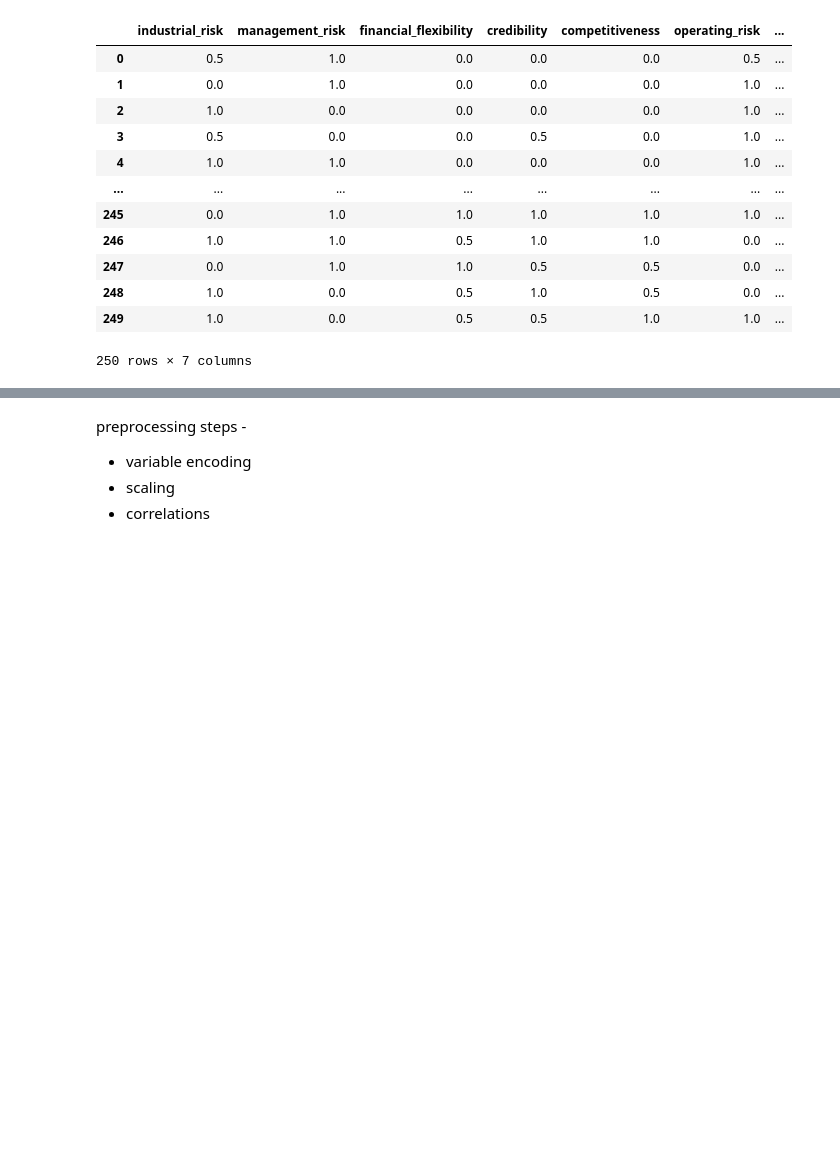
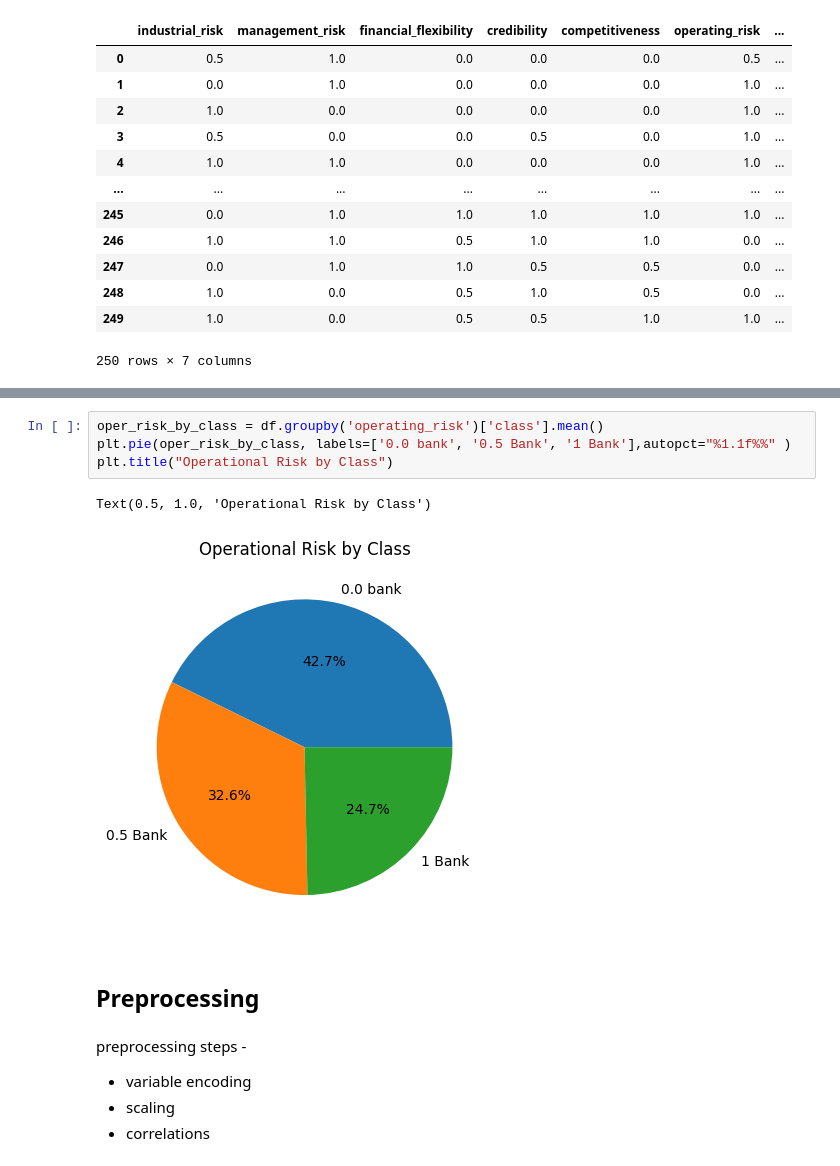
Before and after one commit to chaudharijay/Bankcruptcy-Prediction-using-ML, a Jupyter notebook: model.ipynb, the cells around one changed output, grey strips where cells are left out. Drawn from its saved outputs; the diff is of its cells as text; blank space fills up the shorter version.

```diff
--- a/model.ipynb
+++ b/model.ipynb
@@ -22,3 +136,12 @@ df
+# %%
+oper_risk_by_class = df.groupby('operating_risk')['class'].mean()
+plt.pie(oper_risk_by_class, labels=['0.0 bank', '0.5 Bank', '1 Bank'],autopct="%1.1f%%" )
+plt.title("Operational Risk by Class")
+# %% [output]
+Text(0.5, 1.0, 'Operational Risk by Class')
+[figure, added]
+# %% [markdown]
+## Preprocessing
 # %% [markdown]
 preprocessing steps -
 
```
Also changed, not shown: parts of 13 cells of this notebook, 1 other file.
